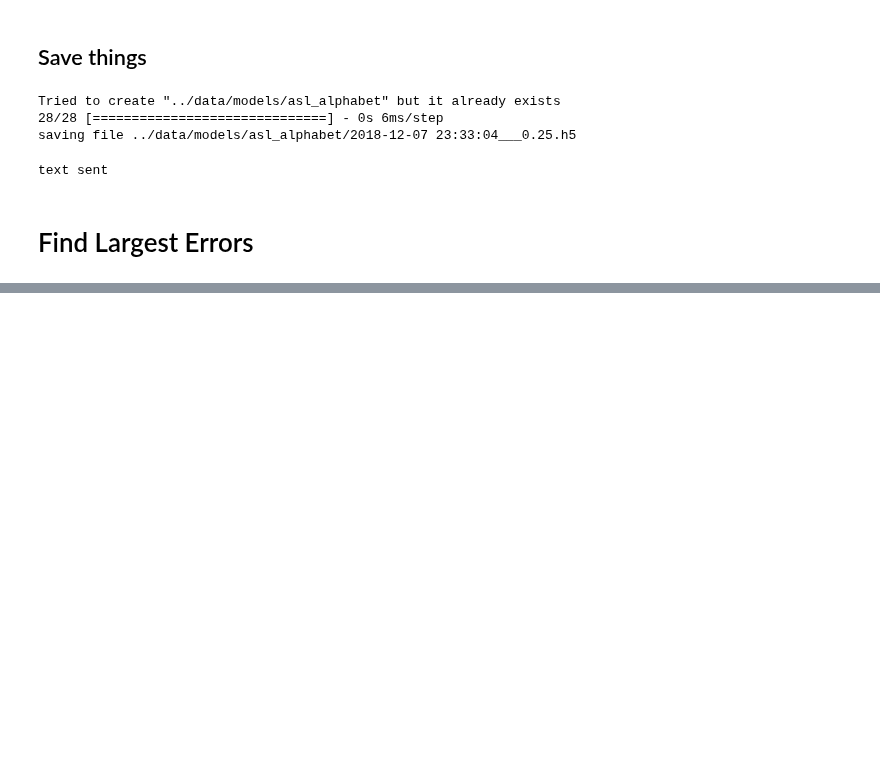
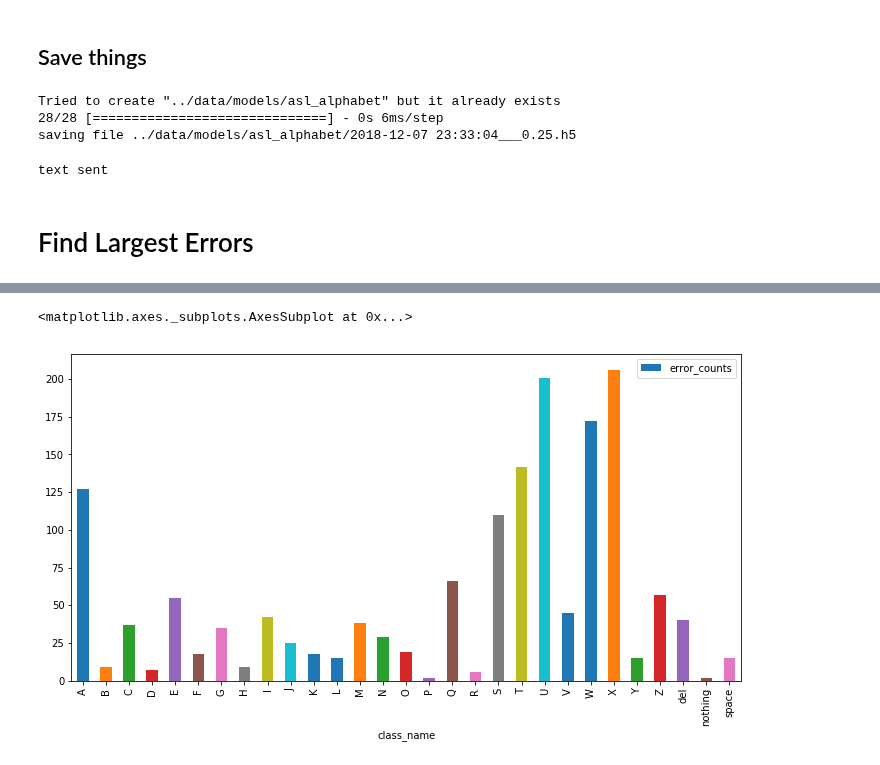
Before and after one commit to kjprice/smu-capstone, a Jupyter notebook: notebooks/Hand Signs.ipynb, the cells around one changed output, grey strips where cells are left out. Saved outputs shown, nothing was run; the diff lists cells and outputs as text; code cells hidden in the pictures; blank space fills up the shorter version.

```diff
--- a/notebooks/Hand Signs.ipynb
+++ b/notebooks/Hand Signs.ipynb
@@ -302,0 +260,2 @@ array([[9.75617953e-03, 3.62603503e-10, 2.70631544e-30, 5.53198869e-28,
+# %%
+NUMBER_OF_VALIDATION_IMAGES = 8698
@@ -302,0 +274,35 @@ array([[9.75617953e-03, 3.62603503e-10, 2.70631544e-30, 5.53198869e-28,
+# %%
+c = None
+true_classes = []
+predicted_classes = []
+selected_probabilities = []
+true_probabilities = []
+dissonance = []
+
+predictions = model.predict(images)
+#_probability = model.predict_proba(images)
+
+for class_vector, probability in zip(class_vectors, predictions):
+    predicted_class = probability.argmax(axis=-1)
+    true_class = class_vector.argmax(axis=-1)
+    selected_probability = probability.max()
+    true_probability = probability[true_class]
+
+    true_classes.append(true_class)
+    predicted_classes.append(predicted_class)
+    selected_probabilities.append(selected_probability)
+    true_probabilities.append(true_probability)
+    dissonance.append(selected_probability - true_probability)
+
+validations = pd.DataFrame({
+    'true_class': true_classes,
+    'selected_class': predicted_classes,
+    'true_class_name': [class_name_by_index[_class] for _class in true_classes],
+    'selected_class_name': [class_name_by_index[_class] for _class in predicted_classes],
+    'selected_probability': selected_probabilities,
+    'true_probabilities': true_probabilities,
+    'dissonance': dissonance
+})
+
+errors = validations[validations['selected_class'] != validations['true_class']].sort_values('dissonance')
+errors
@@ -302,0 +328,11 @@ array([[9.75617953e-03, 3.62603503e-10, 2.70631544e-30, 5.53198869e-28,
+# %%
+# Count how many errors are in each class
+errors_counts = errors.groupby('true_class_name') \
+    .size() \
+    .reset_index(name='counts')
+errors_counts.columns = ['class_name', 'error_counts']
+
+errors_counts.plot.bar(x='class_name', y='error_counts', figsize=(12, 6))
+# %% [output]
+<matplotlib.axes._subplots.AxesSubplot at 0x...>
+[figure, added]
```
Also changed, not shown: parts of 17 cells of this notebook.
